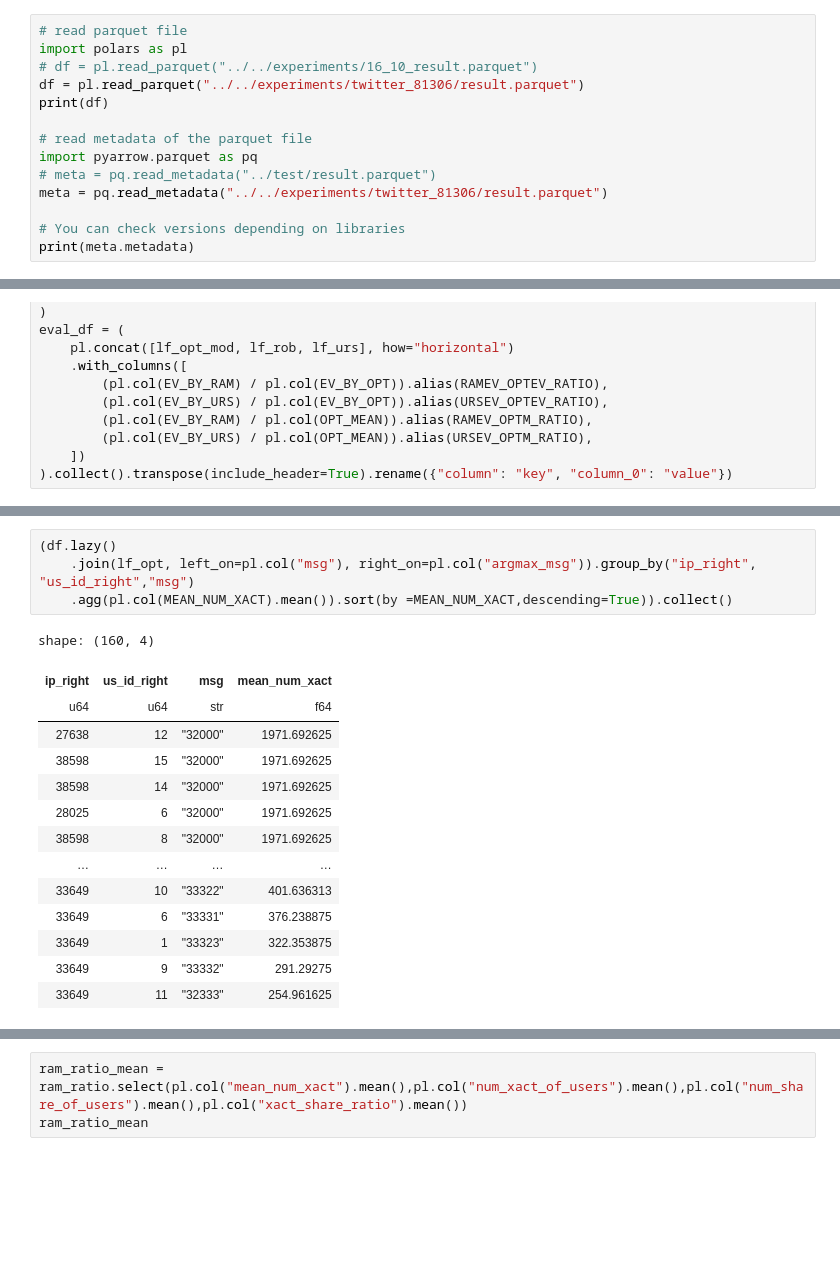
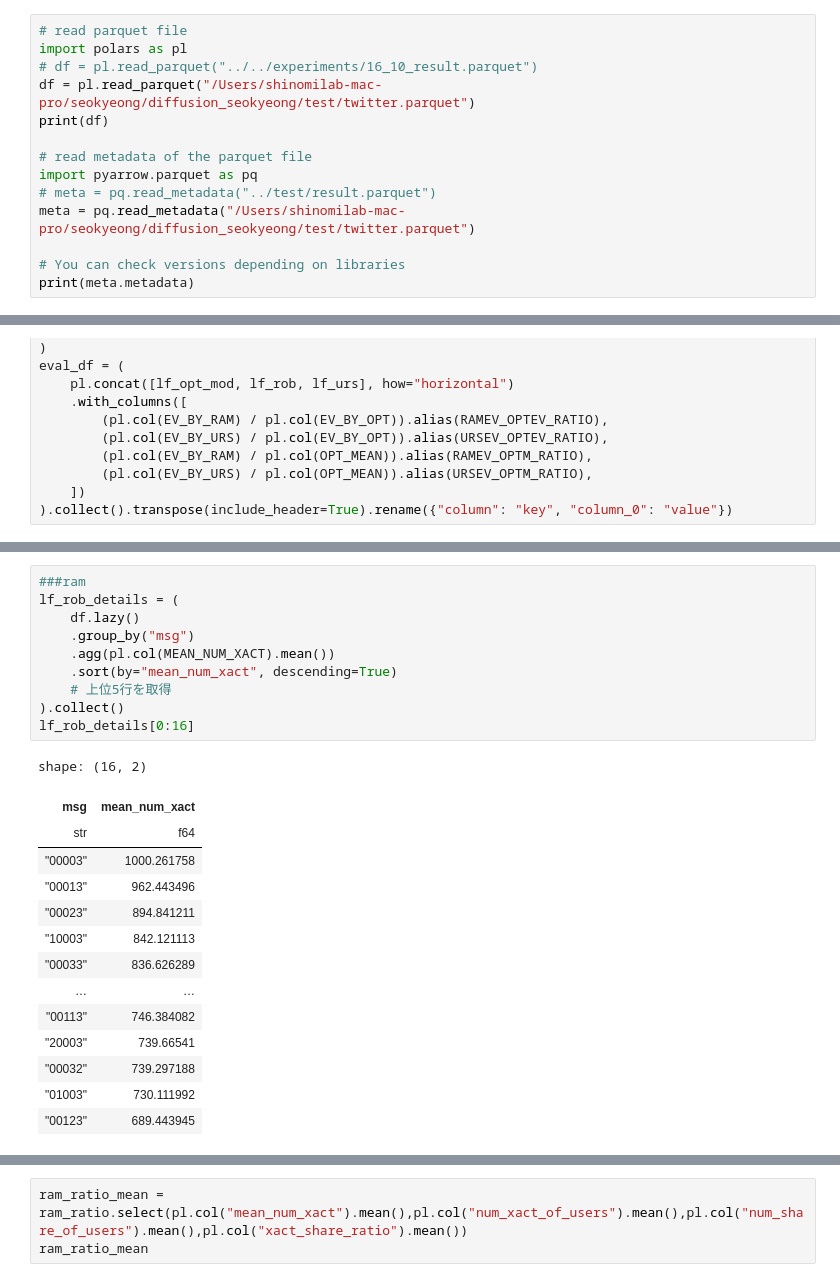
Before and after one commit to shinomi-lab/diffusion_seokyeong, a Jupyter notebook: analysis/sample.ipynb, the cells around one changed output, grey strips where cells are left out. Saved outputs shown, nothing was run; the diff lists cells and outputs as text; blank space fills up the shorter version.

```diff
--- a/analysis/sample.ipynb
+++ b/analysis/sample.ipynb
@@ -4,13 +4,13 @@
 # read parquet file
 import polars as pl
 # df = pl.read_parquet("../../experiments/16_10_result.parquet")
-df = pl.read_parquet("../../experiments/twitter_81306/result.parquet")
+df = pl.read_parquet("/Users/shinomilab-mac-pro/seokyeong/diffusion_seokyeong/test/twitter.parquet")
 print(df)
 
 # read metadata of the parquet file
 import pyarrow.parquet as pq
 # meta = pq.read_metadata("../test/result.parquet")
-meta = pq.read_metadata("../../experiments/twitter_81306/result.parquet")
+meta = pq.read_metadata("/Users/shinomilab-mac-pro/seokyeong/diffusion_seokyeong/test/twitter.parquet")
 
 # You can check versions depending on libraries
 print(meta.metadata)
@@ -102,19 +211,25 @@ shape: (8, 2)
 # %%
-(df.lazy()
-    .join(lf_opt, left_on=pl.col("msg"), right_on=pl.col("argmax_msg")).group_by("ip_right", "us_id_right","msg")
-    .agg(pl.col(MEAN_NUM_XACT).mean()).sort(by =MEAN_NUM_XACT,descending=True)).collect()
+###ram
+lf_rob_details = (
+    df.lazy()
+    .group_by("msg")
+    .agg(pl.col(MEAN_NUM_XACT).mean())
+    .sort(by="mean_num_xact", descending=True)
+    # 上位5行を取得
+).collect()
+lf_rob_details[0:16]
 # %% [output]
-shape: (160, 4)
+shape: (16, 2)
-| ip_right | us_id_right | msg | mean_num_xact |
-| u64 | u64 | str | f64 |
-| 27638 | 12 | "32000" | 1971.692625 |
-| 38598 | 15 | "32000" | 1971.692625 |
-| 38598 | 14 | "32000" | 1971.692625 |
-| 28025 | 6 | "32000" | 1971.692625 |
-| 38598 | 8 | "32000" | 1971.692625 |
-| … | … | … | … |
-| 33649 | 10 | "33322" | 401.636313 |
-| 33649 | 6 | "33331" | 376.238875 |
-| 33649 | 1 | "33323" | 322.353875 |
-| 33649 | 9 | "33332" | 291.29275 |
-| 33649 | 11 | "32333" | 254.961625 |
+| msg | mean_num_xact |
+| str | f64 |
+| "00003" | 1000.261758 |
+| "00013" | 962.443496 |
+| "00023" | 894.841211 |
+| "10003" | 842.121113 |
+| "00033" | 836.626289 |
+| … | … |
+| "00113" | 746.384082 |
+| "20003" | 739.66541 |
+| "00032" | 739.297188 |
+| "01003" | 730.111992 |
+| "00123" | 689.443945 |
```
Also changed, not shown: parts of 47 cells of this notebook.
